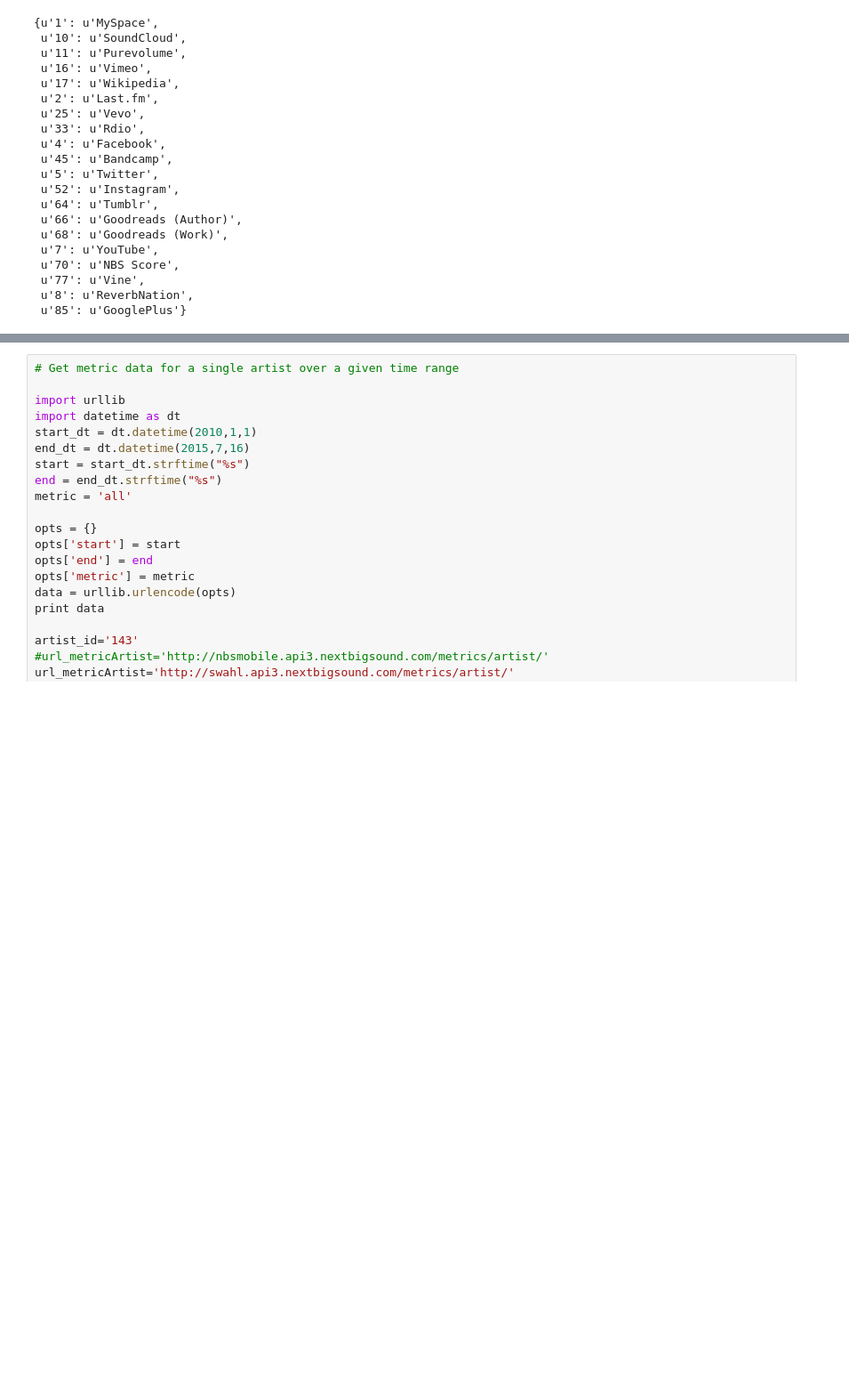
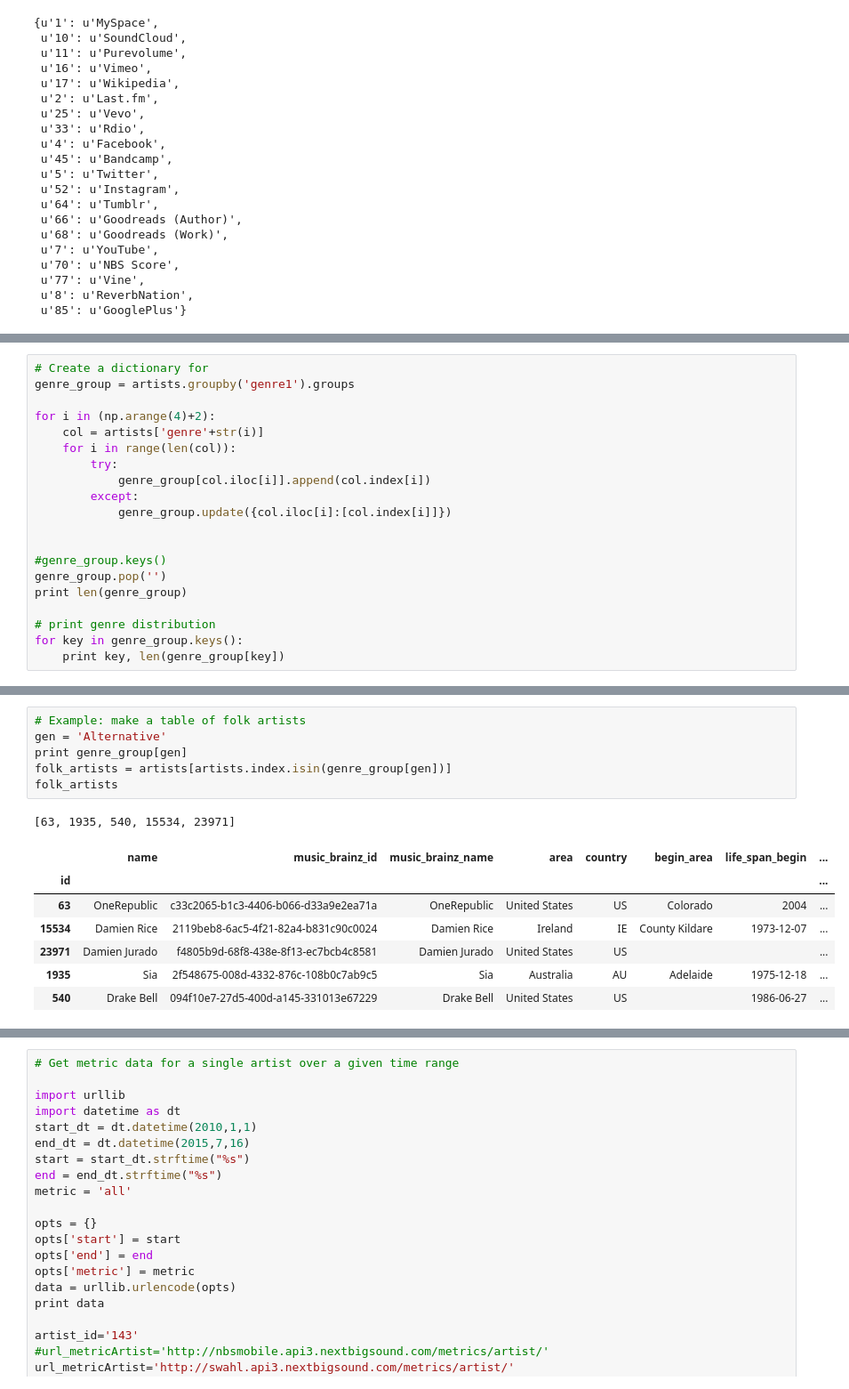
Before and after one commit to trxw/CDIPS_PandoraTeam, a Jupyter notebook: nextbigsound/nbs_api.ipynb, the cells around one changed output, grey strips where cells are left out. Shown at 89% size. Drawn from its saved outputs; the diff is of its cells as text; blank space fills up the shorter version.

```diff
--- a/nextbigsound/nbs_api.ipynb
+++ b/nextbigsound/nbs_api.ipynb
@@ -240,0 +267,20 @@ artists.head()
+# %%
+# Create a dictionary for
+genre_group = artists.groupby('genre1').groups
+
+for i in (np.arange(4)+2):
+    col = artists['genre'+str(i)]
+    for i in range(len(col)):
+        try:
+            genre_group[col.iloc[i]].append(col.index[i])
+        except:
+            genre_group.update({col.iloc[i]:[col.index[i]]})
+
+
+#genre_group.keys()
+genre_group.pop('')
+print len(genre_group)
+
+# print genre distribution
+for key in genre_group.keys():
+    print key, len(genre_group[key])
@@ -240,0 +304,15 @@ artists.head()
+# %%
+# Example: make a table of folk artists
+gen = 'Alternative'
+print genre_group[gen]
+folk_artists = artists[artists.index.isin(genre_group[gen])]
+folk_artists
+# %% [output]
+[63, 1935, 540, 15534, 23971]
+|  | name | music_brainz_id | music_brainz_name | area | country | begin_area | life_span_begin | ... |
+| id |  |  |  |  |  |  |  | ... |
+| 63 | OneRepublic | c33c2065-b1c3-4406-b066-d33a9e2ea71a | OneRepublic | United States | US | Colorado | 2004 | ... |
+| 15534 | Damien Rice | 2119beb8-6ac5-4f21-82a4-b831c90c0024 | Damien Rice | Ireland | IE | County Kildare | 1973-12-07 | ... |
+| 23971 | Damien Jurado | f4805b9d-68f8-438e-8f13-ec7bcb4c8581 | Damien Jurado | United States | US |  |  | ... |
+| 1935 | Sia | 2f548675-008d-4332-876c-108b0c7ab9c5 | Sia | Australia | AU | Adelaide | 1975-12-18 | ... |
+| 540 | Drake Bell | 094f10e7-27d5-400d-a145-331013e67229 | Drake Bell | United States | US |  | 1986-06-27 | ... |
```
Also changed, not shown: parts of 6 cells of this notebook, 16 other files.
